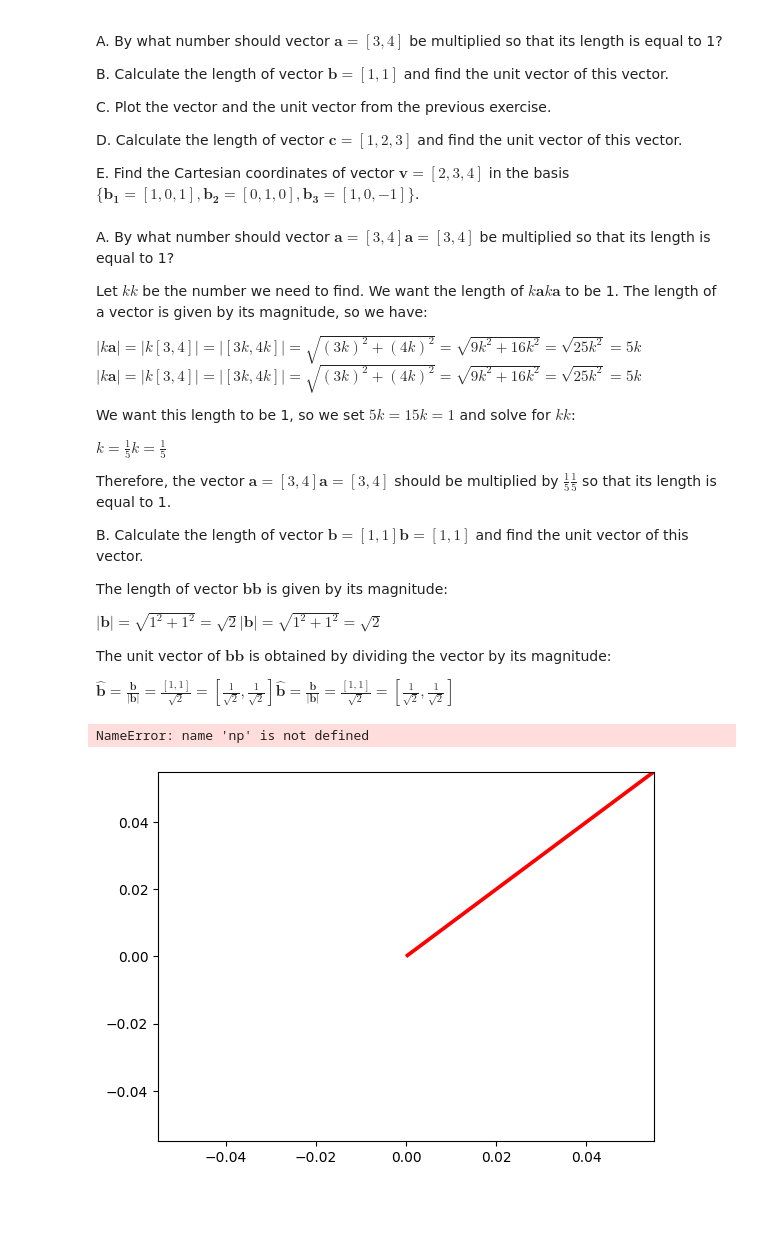
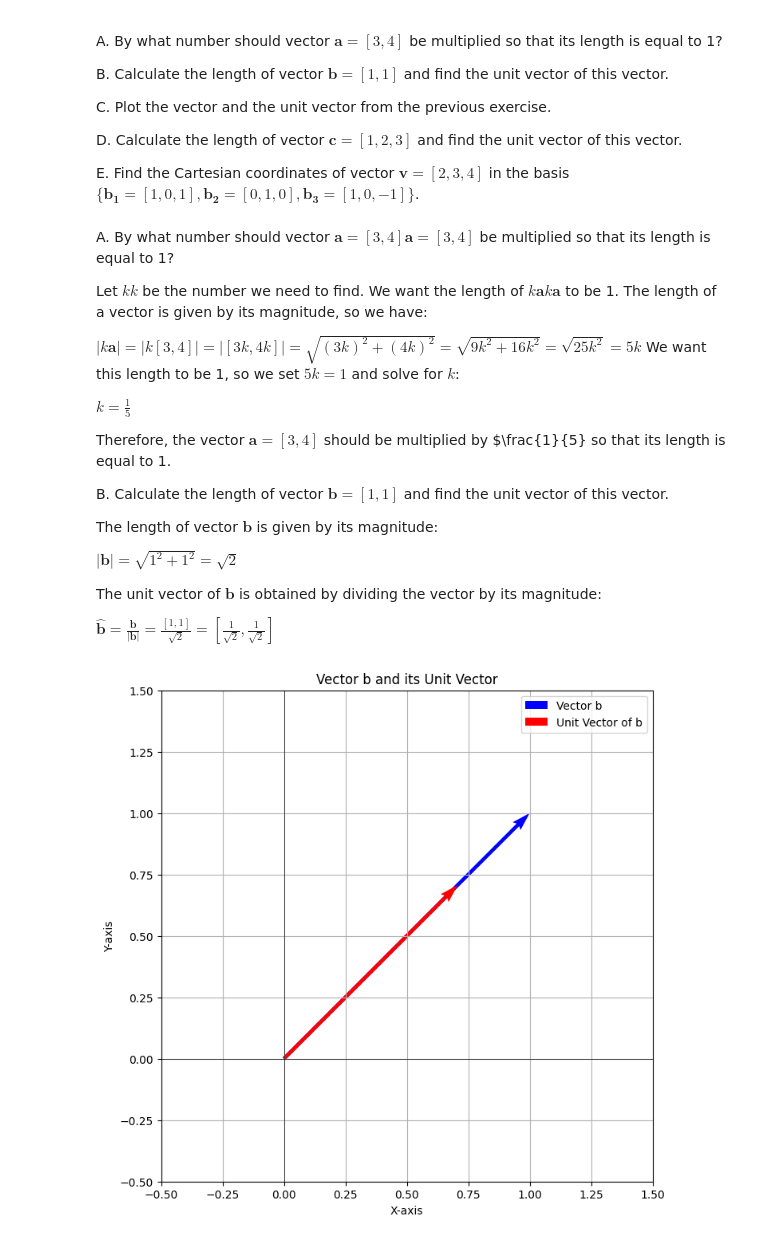
Before and after one commit to MuradBinnatzada/Math-2024-25-Winter, a Jupyter notebook: Notebooks_EN/01_Linear_Algebra/03_Vectors/LA_Vectors_introduction.ipynb, the cells around one changed output. Cells and saved outputs as stored; diff of their text form; code cells hidden in the pictures; blank space fills up the shorter version.

```diff
--- a/Notebooks_EN/01_Linear_Algebra/03_Vectors/LA_Vectors_introduction.ipynb
+++ b/Notebooks_EN/01_Linear_Algebra/03_Vectors/LA_Vectors_introduction.ipynb
@@ -190,36 +190,54 @@ A. By what number should vector $\mathbf{a} = [3, 4]$$\mathbf{a} = [3, 4]$ be mu
 
 Let $k$$k$ be the number we need to find. We want the length of $k\mathbf{a}$$k\mathbf{a}$ to be 1. The length of a vector is given by its magnitude, so we have:
 
-$|k\mathbf{a}| = |k[3, 4]| = |[3k, 4k]| = \sqrt{(3k)^2 + (4k)^2} = \sqrt{9k^2 + 16k^2} = \sqrt{25k^2} = 5k$$|k\mathbf{a}| = |k[3, 4]| = |[3k, 4k]| = \sqrt{(3k)^2 + (4k)^2} = \sqrt{9k^2 + 16k^2} = \sqrt{25k^2} = 5k$
+$|k\mathbf{a}| = |k[3, 4]| = |[3k, 4k]| = \sqrt{(3k)^2 + (4k)^2} = \sqrt{9k^2 + 16k^2} = \sqrt{25k^2} = 5k$
+We want this length to be 1, so we set $5k = 1$ and solve for $k$:
 
-We want this length to be 1, so we set $5k = 1$$5k = 1$ and solve for $k$$k$:
+$k = \frac{1}{5}$
 
-$k = \frac{1}{5}$$k = \frac{1}{5}$
+Therefore, the vector $\mathbf{a} = [3, 4]$ should be multiplied by $\frac{1}{5} so that its length is equal to 1.
 
-Therefore, the vector $\mathbf{a} = [3, 4]$$\mathbf{a} = [3, 4]$ should be multiplied by $\frac{1}{5}$$\frac{1}{5}$ so that its length is equal to 1.
+B. Calculate the length of vector $\mathbf{b} = [1, 1]$ and find the unit vector of this vector.
 
-B. Calculate the length of vector $\mathbf{b} = [1, 1]$$\mathbf{b} = [1, 1]$ and find the unit vector of this vector.
+The length of vector $\mathbf{b}$ is given by its magnitude:
 
-The length of vector $\mathbf{b}$$\mathbf{b}$ is given by its magnitude:
+$|\mathbf{b}| = \sqrt{1^2 + 1^2} = \sqrt{2}$
 
-$|\mathbf{b}| = \sqrt{1^2 + 1^2} = \sqrt{2}$$|\mathbf{b}| = \sqrt{1^2 + 1^2} = \sqrt{2}$
+The unit vector of $\mathbf{b}$ is obtained by dividing the vector by its magnitude:
 
-The unit vector of $\mathbf{b}$$\mathbf{b}$ is obtained by dividing the vector by its magnitude:
-
-$\hat{\mathbf{b}} = \frac{\mathbf{b}}{|\mathbf{b}|} = \frac{[1, 1]}{\sqrt{2}} = \left[\frac{1}{\sqrt{2}}, \frac{1}{\sqrt{2}}\right]$$\hat{\mathbf{b}} = \frac{\mathbf{b}}{|\mathbf{b}|} = \frac{[1, 1]}{\sqrt{2}} = \left[\frac{1}{\sqrt{2}}, \frac{1}{\sqrt{2}}\right]$
+$\hat{\mathbf{b}} = \frac{\mathbf{b}}{|\mathbf{b}|} = \frac{[1, 1]}{\sqrt{2}} = \left[\frac{1}{\sqrt{2}}, \frac{1}{\sqrt{2}}\right]$
 # %%
+import numpy as np
 import matplotlib.pyplot as plt
 
-plt.figure()
-plt.quiver(0, 0, 1, 1, angles='xy', scale_units='xy', scale=1, color='r', label='b')
-plt.quiver(0, 0, 1/np.sqrt(2), 1/np.sqrt(2), angles='xy', scale_units='xy', scale=1, color='b', label='b_hat')
-plt.xlim(-1, 2)
-plt.ylim(-1, 2)
-plt.grid(True)
-plt.gca().set_aspect('equal')
+# Define the vector b
+b = np.array([1, 1])
+
+# Calculate the length of vector b
+length_b = np.linalg.norm(b)
+
+# Find the unit vector of b
+unit_b = b / length_b
+
+# Plot the vector b and the unit vector
+plt.figure(figsize=(8, 8))
+plt.quiver(0, 0, b[0], b[1], angles='xy', scale_units='xy', scale=1, color='blue', label='Vector b')
+plt.quiver(0, 0, unit_b[0], unit_b[1], angles='xy', scale_units='xy', scale=1, color='red', label='Unit Vector of b')
+
+# Configure the plot
+plt.xlim(-0.5, 1.5)
+plt.ylim(-0.5, 1.5)
+plt.axhline(0, color='black', linewidth=0.5)
+plt.axvline(0, color='black', linewidth=0.5)
+plt.grid()
+plt.gca().set_aspect('equal', adjustable='box')
 plt.legend()
+plt.title('Vector b and its Unit Vector')
+plt.xlabel('X-axis')
+plt.ylabel('Y-axis')
+
+# Show the plot
 plt.show()
 # %% [output]
-NameError: name 'np' is not defined
-[figure, old version]
+[figure, new version]
 # %% [markdown]
```
Also changed, not shown: parts of 1 cell of this notebook.
